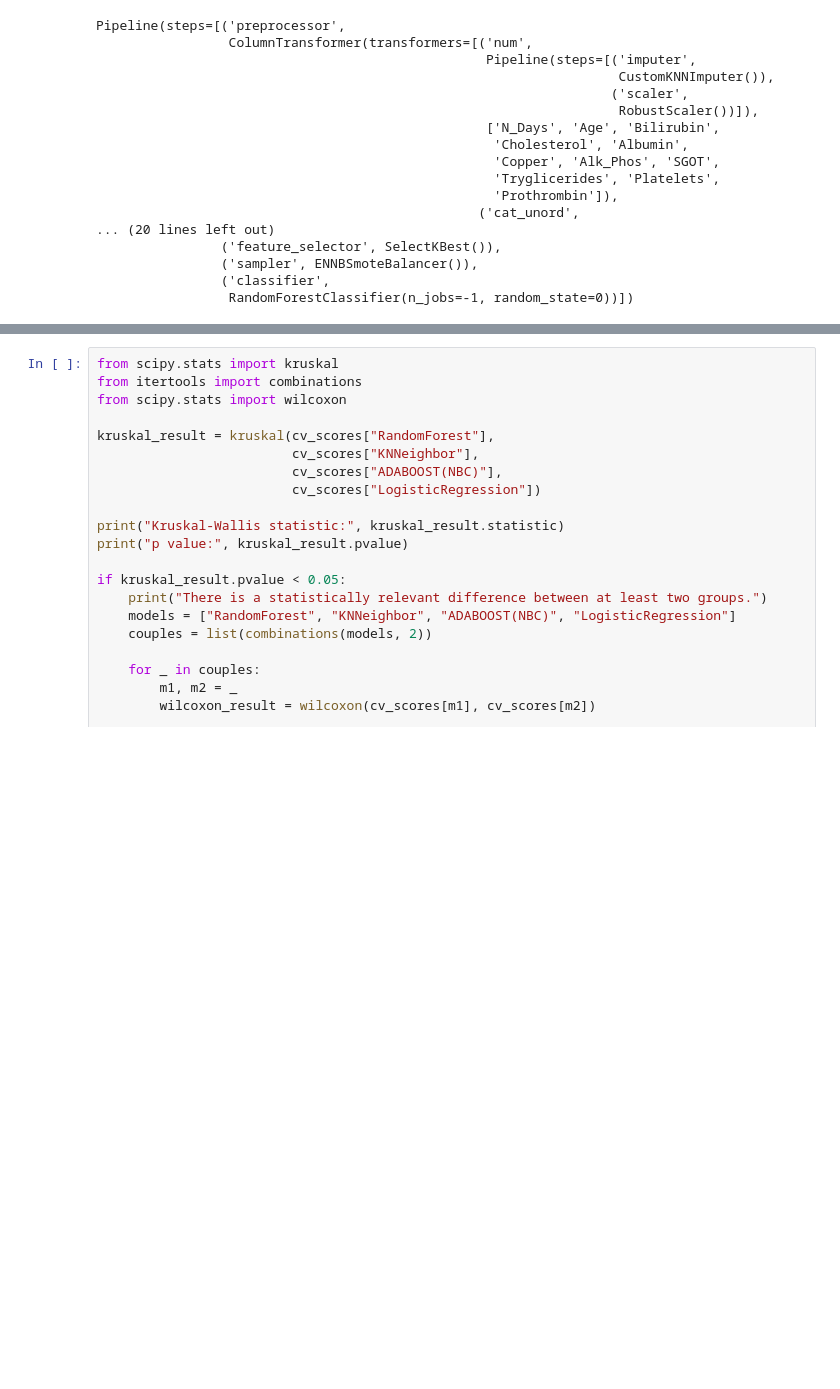
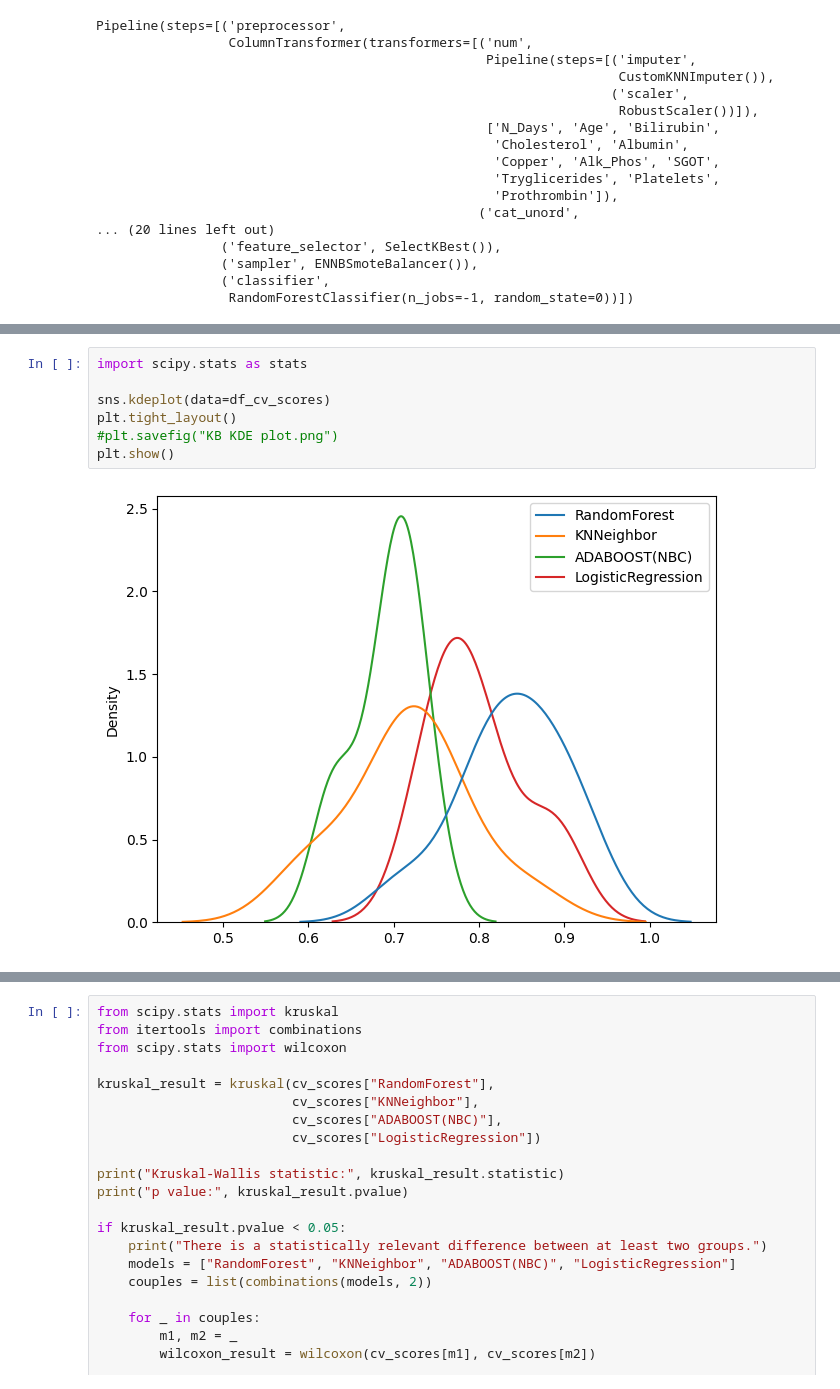
Before and after one commit to cletopellegrino/Cirrhosis-Survival-Prediction, a Jupyter notebook: code/EvaluationKB.ipynb, the cells around one changed output, grey strips where cells are left out. Drawn from its saved outputs; the diff is of its cells as text; blank space fills up the shorter version.

```diff
--- a/code/EvaluationKB.ipynb
+++ b/code/EvaluationKB.ipynb
@@ -482,3 +485,12 @@ plt.savefig("stat_resultKB.png")
 plt.show()
 # %% [output]
 [figure]
+# %%
+import scipy.stats as stats
+
+sns.kdeplot(data=df_cv_scores)
+plt.tight_layout()
+#plt.savefig("KB KDE plot.png")
+plt.show()
+# %% [output]
+[figure, added]
```
Also changed, not shown: parts of 13 cells of this notebook, 8 other files.
